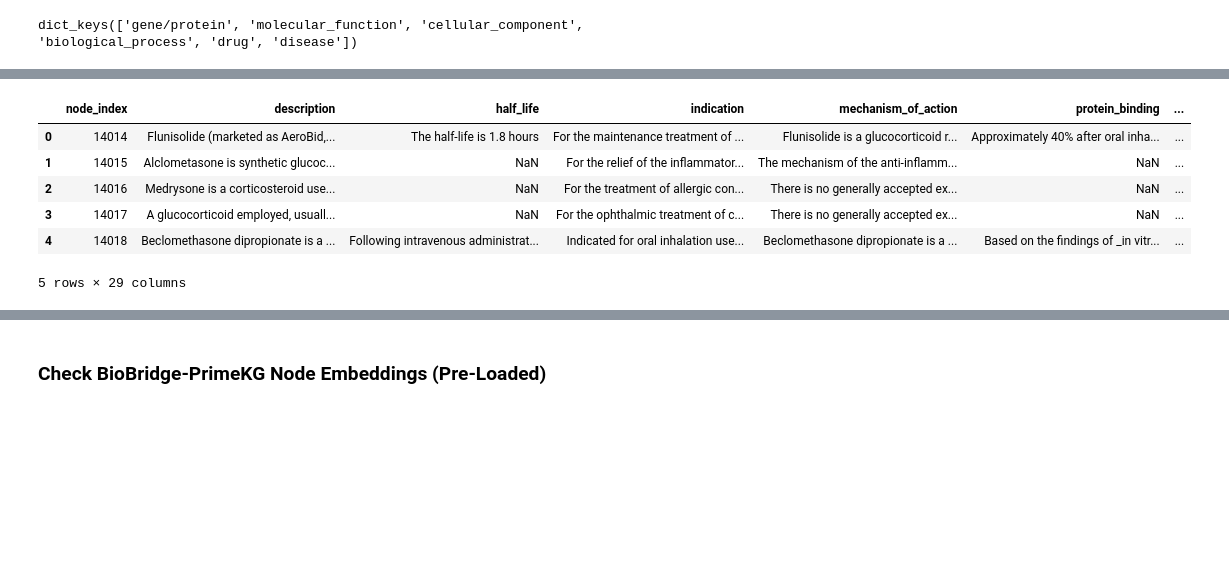
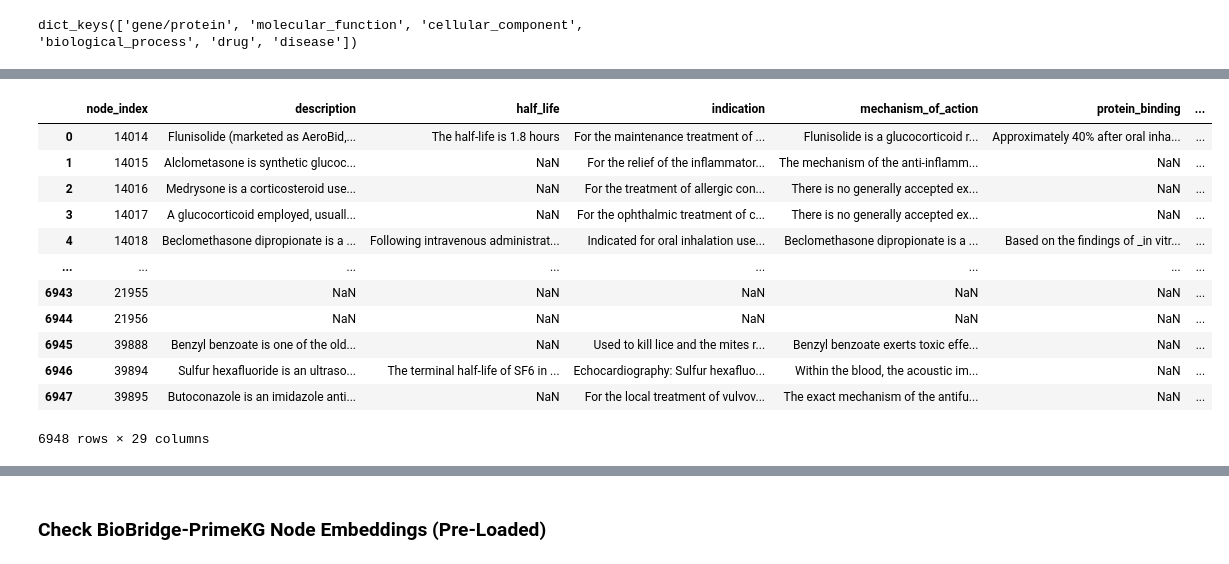
Before and after one commit to varsha1206/AIAgents4Pharma, a Jupyter notebook: docs/notebooks/talk2knowledgegraphs/tutorial_biobridge_primekg_loader.ipynb, the cells around one changed output, grey strips where cells are left out. Drawn from its saved outputs; the diff is of its cells as text; code cells hidden in the pictures; blank space fills up the shorter version.

Commit message:
fix: update biobridge

```diff
--- a/docs/notebooks/talk2knowledgegraphs/tutorial_biobridge_primekg_loader.ipynb
+++ b/docs/notebooks/talk2knowledgegraphs/tutorial_biobridge_primekg_loader.ipynb
@@ -215,13 +243,19 @@ biobridge_node_info['biological_process'].head()
 # %%
 # Check a sample node information of drug
-biobridge_node_info['drug'].head()
+biobridge_node_info['drug']
 # %% [output]
 |  | node_index | description | half_life | indication | mechanism_of_action | protein_binding | ... |
 | 0 | 14014 | Flunisolide (marketed as AeroBid,... | The half-life is 1.8 hours | For the maintenance treatment of ... | Flunisolide is a glucocorticoid r... | Approximately 40% after oral inha... | ... |
 | 1 | 14015 | Alclometasone is synthetic glucoc... | NaN | For the relief of the inflammator... | The mechanism of the anti-inflamm... | NaN | ... |
 | 2 | 14016 | Medrysone is a corticosteroid use... | NaN | For the treatment of allergic con... | There is no generally accepted ex... | NaN | ... |
 | 3 | 14017 | A glucocorticoid employed, usuall... | NaN | For the ophthalmic treatment of c... | There is no generally accepted ex... | NaN | ... |
 | 4 | 14018 | Beclomethasone dipropionate is a ... | Following intravenous administrat... | Indicated for oral inhalation use... | Beclomethasone dipropionate is a ... | Based on the findings of _in vitr... | ... |
+| ... | ... | ... | ... | ... | ... | ... | ... |
+| 6943 | 21955 | NaN | NaN | NaN | NaN | NaN | ... |
+| 6944 | 21956 | NaN | NaN | NaN | NaN | NaN | ... |
+| 6945 | 39888 | Benzyl benzoate is one of the old... | NaN | Used to kill lice and the mites r... | Benzyl benzoate exerts toxic effe... | NaN | ... |
+| 6946 | 39894 | Sulfur hexafluoride is an ultraso... | The terminal half-life of SF6 in ... | Echocardiography: Sulfur hexafluo... | Within the blood, the acoustic im... | NaN | ... |
+| 6947 | 39895 | Butoconazole is an imidazole anti... | NaN | For the local treatment of vulvov... | The exact mechanism of the antifu... | NaN | ... |
-5 rows × 29 columns
+6948 rows × 29 columns
 # %%
 # Check a sample node information of disease
```
Also changed, not shown: parts of 5 cells of this notebook, 5 other files.
